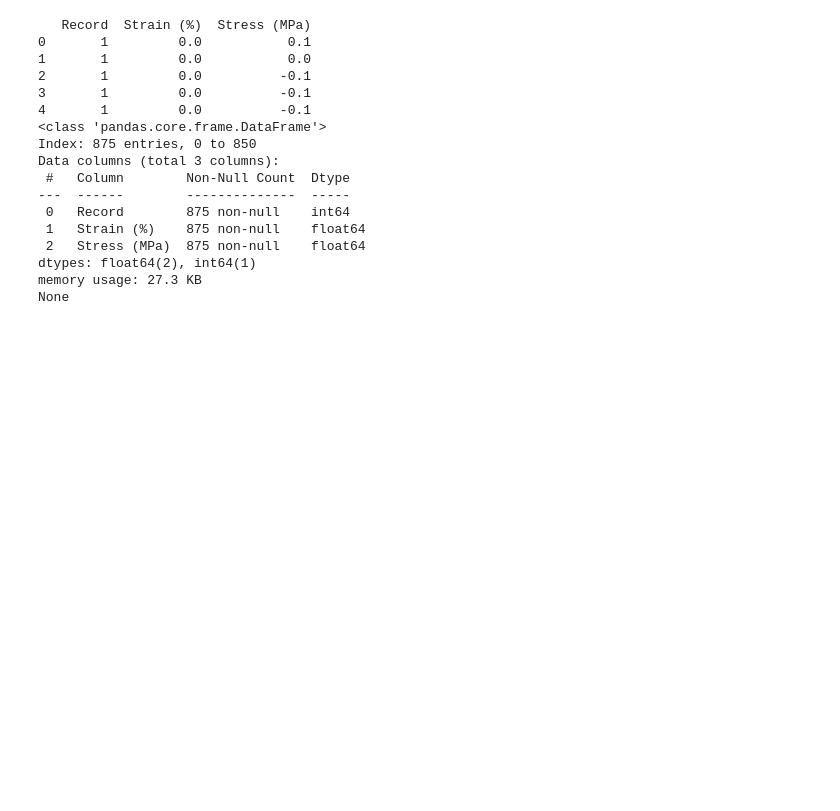
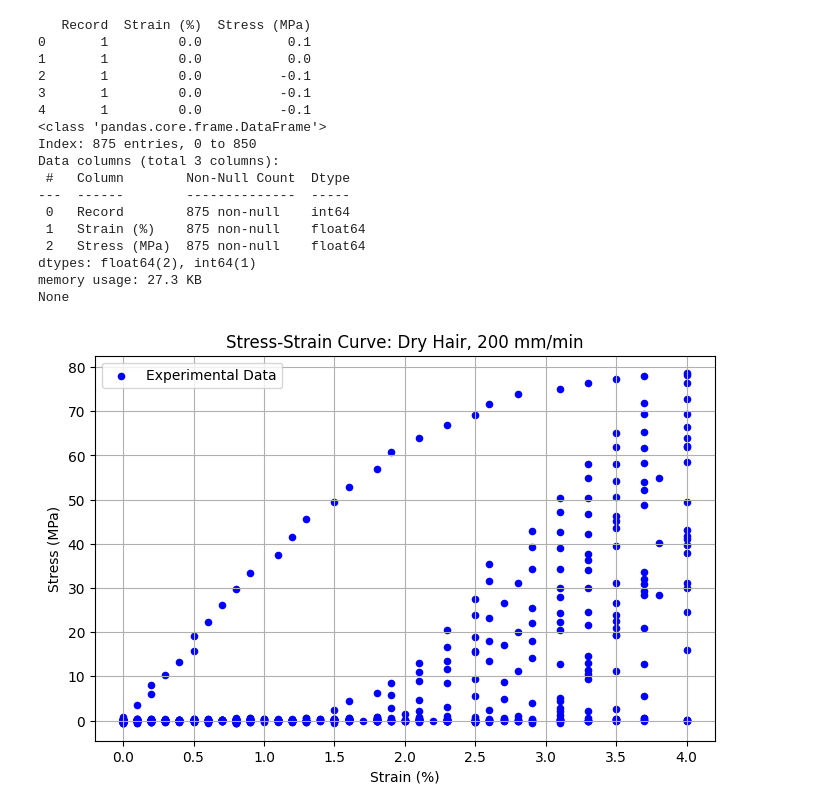
Before and after one commit to ifplutoknew/Python, a Jupyter notebook: Hair research data/Dry straight hair_200mm.ipynb, the cells around one changed output. Saved outputs shown, nothing was run; the diff lists cells and outputs as text; code cells hidden in the pictures; blank space fills up the shorter version.

```diff
--- a/Hair research data/Dry straight hair_200mm.ipynb
+++ b/Hair research data/Dry straight hair_200mm.ipynb
@@ -53,3 +53,15 @@ Data columns (total 3 columns):
 dtypes: float64(2), int64(1)
 memory usage: 27.3 KB
 None
+# %%
+plt.figure(figsize=(8, 5)) #Raw stress-strain data
+plt.scatter(df["Strain (%)"], df["Stress (MPa)"], s=20, label = "Experimental Data", color='blue')
+
+plt.xlabel("Strain (%)")
+plt.ylabel("Stress (MPa)")
+plt.title("Stress-Strain Curve: Dry Hair, 200 mm/min")
+plt.legend()
+plt.grid(True)
+plt.show()
+# %% [output]
+[figure, added]
```
Also changed, not shown: parts of 5 cells of this notebook, 3 other files.
